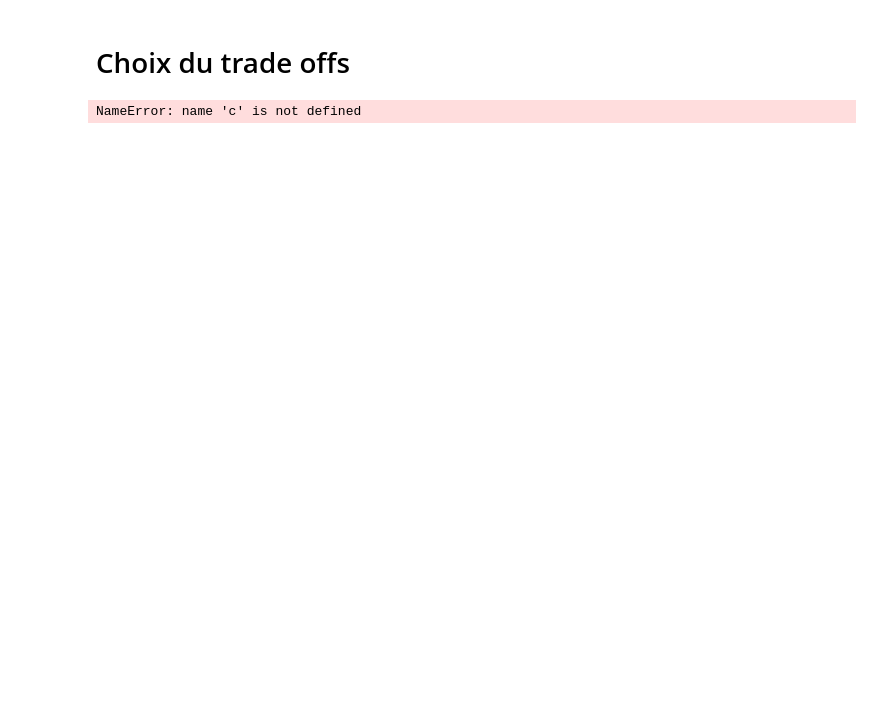
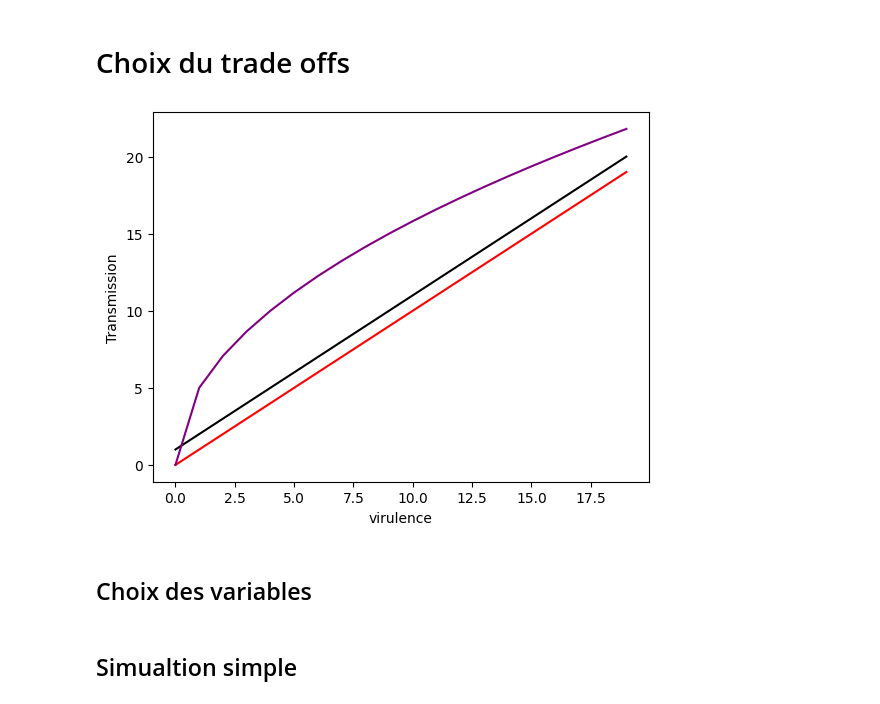
Before and after one commit to C-Monaury/streamlit_mod_SIS_clairance_imitation, a Jupyter notebook: True_mod.ipynb, the cells around one changed output. Cells and saved outputs as stored; diff of their text form; code cells hidden in the pictures; blank space fills up the shorter version.

```diff
--- a/True_mod.ipynb
+++ b/True_mod.ipynb
@@ -219,28 +41,30 @@ if virpre == "forme 4":
 # %% [markdown]
 # Choix du trade offs
 # %%
+c = 5
+k=0.5
+
 def beta(x,c, k ):
     return(c*x**k)
 def beta2(x,c, k ):
     return(c*k*x**(k-1))
-st.subheader("Forme du trade off")
+
 droite1 = np.zeros(20)
 droite2 = np.zeros(20)
 droite3 = np.zeros(20)
 for y in range(20):
     droite1[y] = y
     droite2[y] = y+1
     droite3[y]=beta(y,c,k)
-if affichage == True:
-    figtrade, ax1 = plt.subplots()
-    ax1.plot(range(20),droite1,"red")
-    ax1.plot(range(20),droite2,"black")
-    ax1.plot(range(20),droite3,"purple")
-    ax1.set_xlabel('virulence')
-    ax1.set_ylabel('Transmission')
-    st.pyplot(figtrade)
+figtrade, ax1 = plt.subplots()
+ax1.plot(range(20),droite1,"red")
+ax1.plot(range(20),droite2,"black")
+ax1.plot(range(20),droite3,"purple")
+ax1.set_xlabel('virulence')
+ax1.set_ylabel('Transmission')
+plt.show(figtrade)
 # %% [output]
-NameError: name 'c' is not defined
+[figure, added]
 # %%
 ################################################# Coeur du modèle
 
@@ -313,3 +137,5 @@ def better_ode( tmax, pas ,Y0,parms):
         di = (i + pas * beta(alpha ,c , k)* (1 - x) * i)/(1 + beta(alpha ,c , k)*(1 - x )*i*pas +(alpha+1)*pas )
 
     return(tab)
+# %% [markdown]
+## Choix des variables
@@ -315,0 +173,2 @@ def better_ode( tmax, pas ,Y0,parms):
+# %% [markdown]
+## Simualtion simple
```
Also changed, not shown: parts of 9 cells of this notebook.
